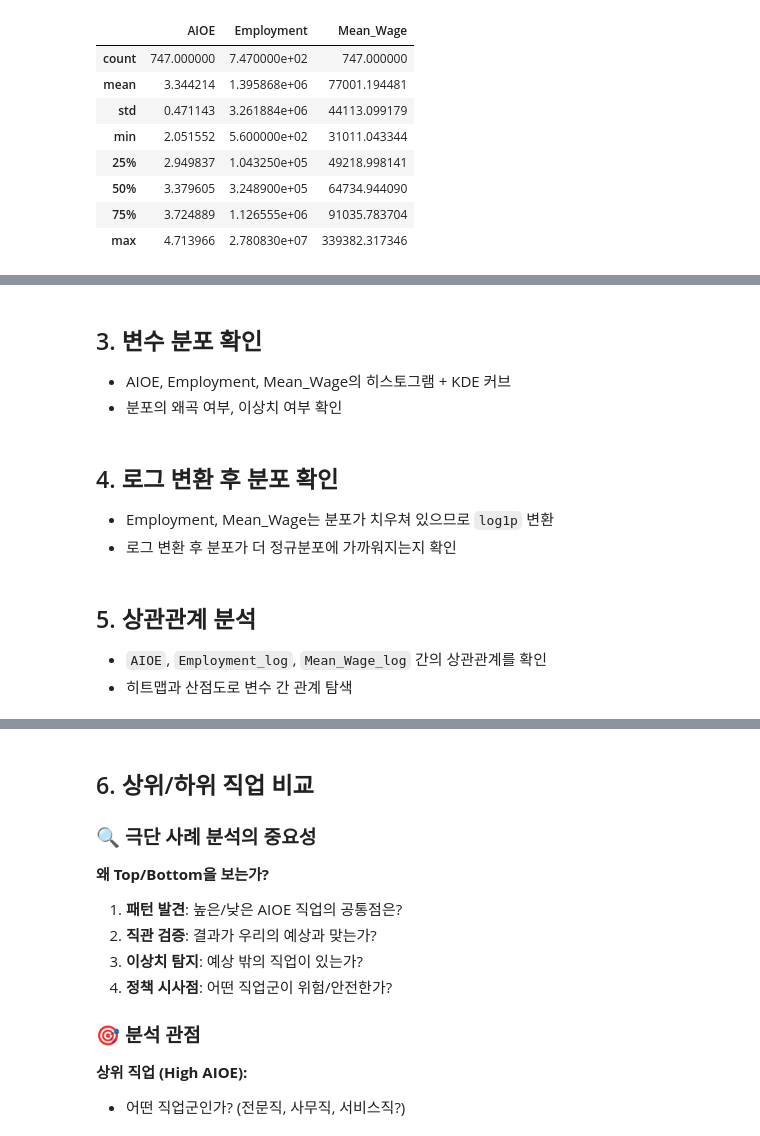
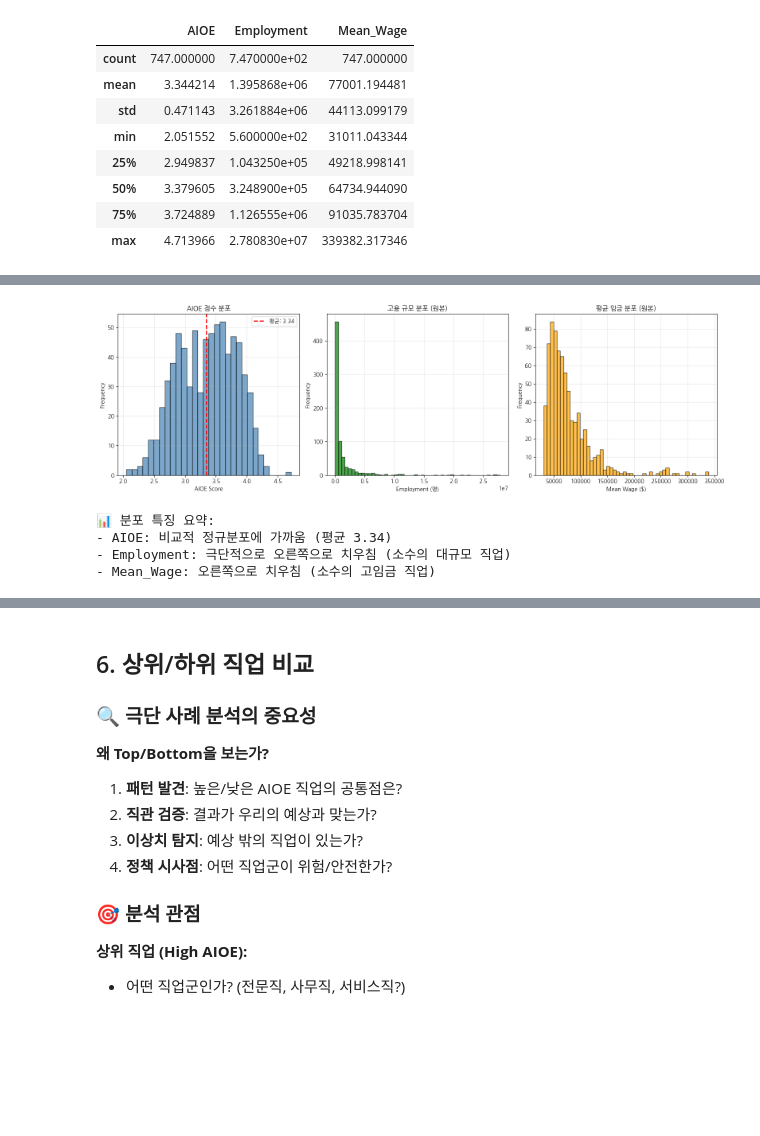
Before and after one commit to oel05/aioe-analysis, a Jupyter notebook: notebooks/02_AIOE_EDA.ipynb, the cells around one changed output, grey strips where cells are left out. Saved outputs shown, nothing was run; the diff lists cells and outputs as text; code cells hidden in the pictures; blank space fills up the shorter version.

```diff
--- a/notebooks/02_AIOE_EDA.ipynb
+++ b/notebooks/02_AIOE_EDA.ipynb
@@ -188,7 +186,3 @@ df[['AIOE', 'Employment', 'Mean_Wage']].describe()
 | **오른쪽 치우침** | 소수의 큰 값 존재 | 임금, 고용 (예상) |
 | **왼쪽 치우침** | 소수의 작은 값 존재 | 드물게 발생 |
 | **균등분포** | 모든 구간에 고르게 | - |
-# %% [markdown]
-## 3. 변수 분포 확인
-- AIOE, Employment, Mean_Wage의 히스토그램 + KDE 커브
-- 분포의 왜곡 여부, 이상치 여부 확인
@@ -244,4 +188,0 @@ log1p(Employment): 4.6, 6.9, 9.2, 11.5
-# %% [markdown]
-## 4. 로그 변환 후 분포 확인
-- Employment, Mean_Wage는 분포가 치우쳐 있으므로 `log1p` 변환
-- 로그 변환 후 분포가 더 정규분포에 가까워지는지 확인
@@ -290,4 +189,39 @@ log1p(Employment): 4.6, 6.9, 9.2, 11.5
-# %% [markdown]
-## 5. 상관관계 분석
-- `AIOE`, `Employment_log`, `Mean_Wage_log` 간의 상관관계를 확인
-- 히트맵과 산점도로 변수 간 관계 탐색
+# %%
+fig, axes = plt.subplots(1, 3, figsize=(16, 5))
+
+# AIOE 분포
+axes[0].hist(df['AIOE'], bins=30, edgecolor='black', alpha=0.7, color='steelblue')
+axes[0].set_xlabel('AIOE Score')
+axes[0].set_ylabel('Frequency')
+axes[0].set_title('AIOE 점수 분포')
+axes[0].axvline(df['AIOE'].mean(), color='red', linestyle='--', linewidth=2, label=f'평균: {df["AIOE"].mean():.2f}')
+axes[0].legend()
+axes[0].grid(alpha=0.3)
+
+# Employment 분포 (원본)
+axes[1].hist(df['Employment'], bins=50, edgecolor='black', alpha=0.7, color='green')
+axes[1].set_xlabel('Employment (명)')
+axes[1].set_ylabel('Frequency')
+axes[1].set_title('고용 규모 분포 (원본)')
+axes[1].grid(alpha=0.3)
+
+# Mean_Wage 분포 (원본)
+axes[2].hist(df['Mean_Wage'], bins=50, edgecolor='black', alpha=0.7, color='orange')
+axes[2].set_xlabel('Mean Wage ($)')
+axes[2].set_ylabel('Frequency')
+axes[2].set_title('평균 임금 분포 (원본)')
+axes[2].grid(alpha=0.3)
+
+plt.tight_layout()
+plt.show()
+
+print("\n📊 분포 특징 요약:")
+print(f"- AIOE: 비교적 정규분포에 가까움 (평균 {df['AIOE'].mean():.2f})")
+print(f"- Employment: 극단적으로 오른쪽으로 치우침 (소수의 대규모 직업)")
+print(f"- Mean_Wage: 오른쪽으로 치우침 (소수의 고임금 직업)")
+# %% [output]
+[figure, added]
+📊 분포 특징 요약:
+- AIOE: 비교적 정규분포에 가까움 (평균 3.34)
+- Employment: 극단적으로 오른쪽으로 치우침 (소수의 대규모 직업)
+- Mean_Wage: 오른쪽으로 치우침 (소수의 고임금 직업)
```
Also changed, not shown: parts of 13 cells of this notebook, 9 other files.
